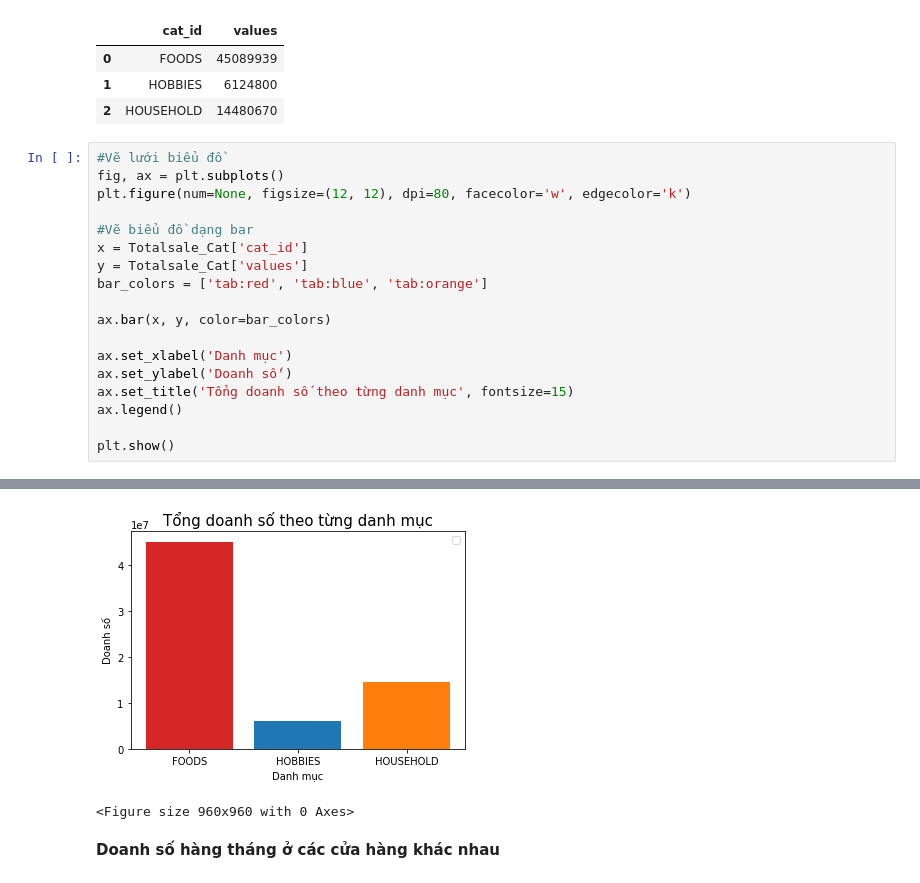
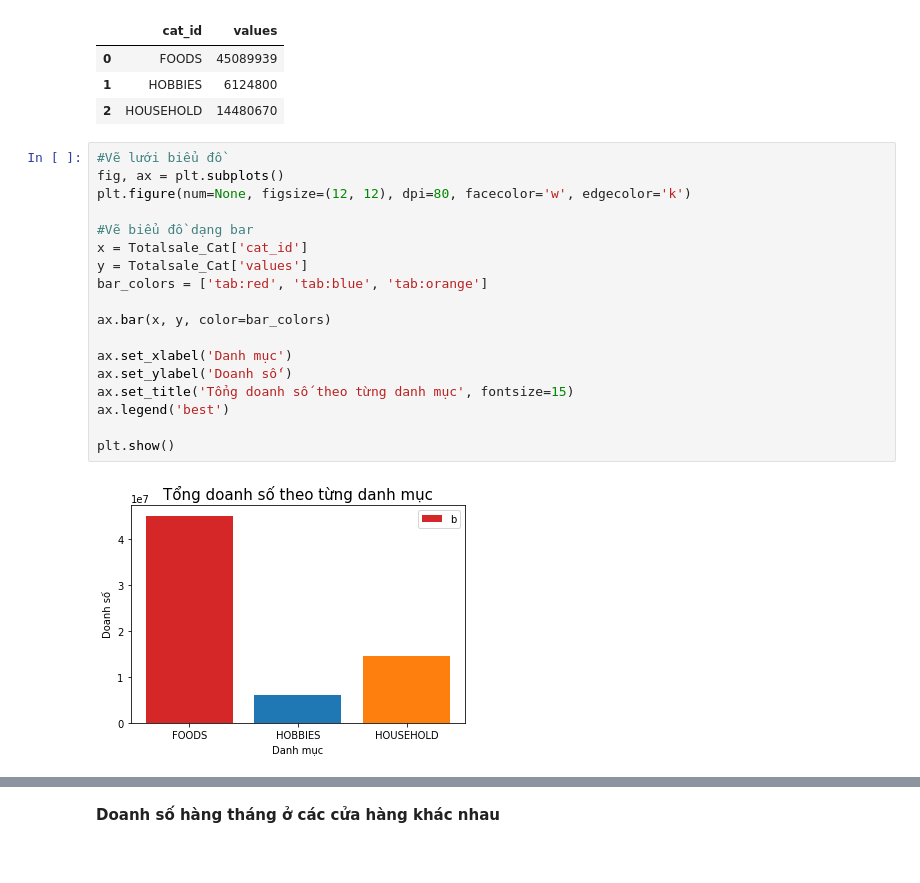
Before and after one commit to HienNguyenMinh/PythonAssignment, a Jupyter notebook: BaiTap2.ipynb, the cells around one changed output, grey strips where cells are left out. Cells and saved outputs as stored; diff of their text form.

```diff
--- a/BaiTap2.ipynb
+++ b/BaiTap2.ipynb
@@ -208,19 +196,20 @@ Totalsale_Cat
 # %%
 #Vẽ lưới biểu đồ
 fig, ax = plt.subplots()
 plt.figure(num=None, figsize=(12, 12), dpi=80, facecolor='w', edgecolor='k')
 
 #Vẽ biểu đồ dạng bar
 x = Totalsale_Cat['cat_id']
 y = Totalsale_Cat['values']
 bar_colors = ['tab:red', 'tab:blue', 'tab:orange']
 
 ax.bar(x, y, color=bar_colors)
 
 ax.set_xlabel('Danh mục')
 ax.set_ylabel('Doanh số')
 ax.set_title('Tổng doanh số theo từng danh mục', fontsize=15)
-ax.legend()
+ax.legend('best')
 
 plt.show()
 # %% [output]
+[figure, new version]
@@ -228,5 +217,3 @@ WARNING:matplotlib.legend:No handles with labels found to put in legend.
-[figure, old version]
-<Figure size 960x960 with 0 Axes>
 # %% [markdown]
 **Doanh số hàng tháng ở các cửa hàng khác nhau**
 # %%
```
Also changed, not shown: parts of 4 cells of this notebook.
